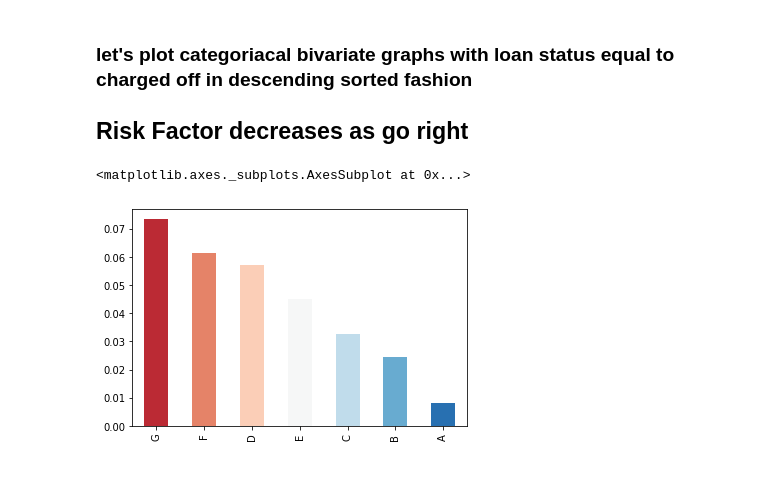
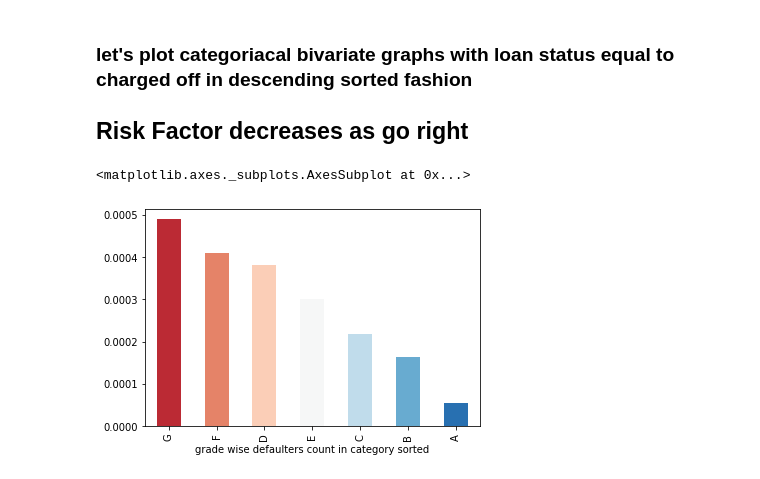
Before and after one commit to jagadeesh-gajula/Lending-club-case-study, a Jupyter notebook: Gajula_jagadeesh.ipynb, the cells around one changed output. Drawn from its saved outputs; the diff is of its cells as text; code cells hidden in the pictures.

```diff
--- a/Gajula_jagadeesh.ipynb
+++ b/Gajula_jagadeesh.ipynb
@@ -599,10 +556,11 @@ data[dtype_float]
 ## Risk Factor decreases as go right
 # %%
 dx=data.groupby('grade')['loan_status','grade'].head(data.shape[1])
-px=dx[dx.loan_status=='Charged Off'].grade.value_counts()/dx.grade.count()
+px=dx[dx.loan_status=='Charged Off'].grade.value_counts()/data.grade.count()
+plt.xlabel('grade wise defaulters count in category sorted')
 px.plot.bar(color=sns.color_palette("RdBu", 7))
 # %% [output]
 <matplotlib.axes._subplots.AxesSubplot at 0x...>
-[figure, old version]
+[figure, new version]
 # %%
 dx=data.groupby('sub_grade')['loan_status','sub_grade'].head(data.shape[1])
```
Also changed, not shown: parts of 18 cells of this notebook.
